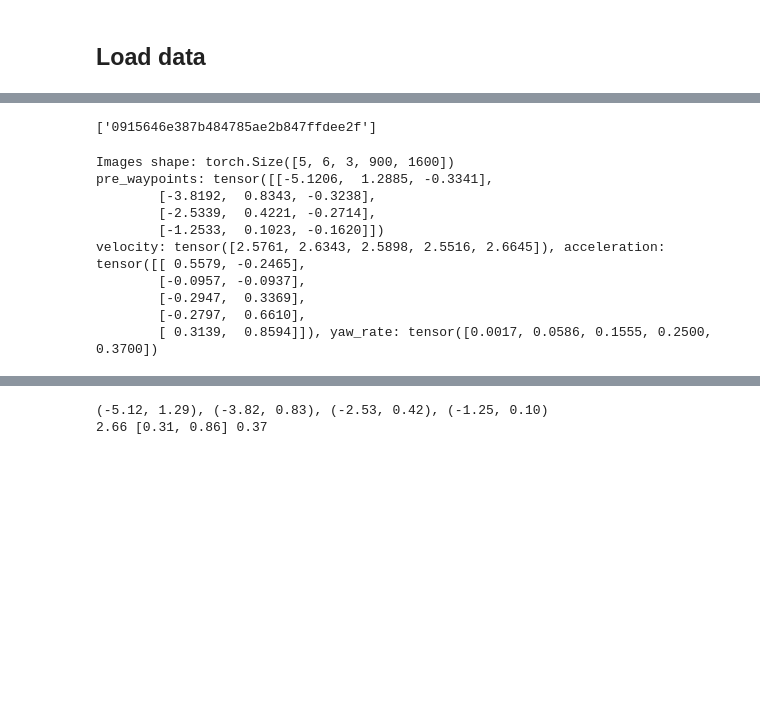
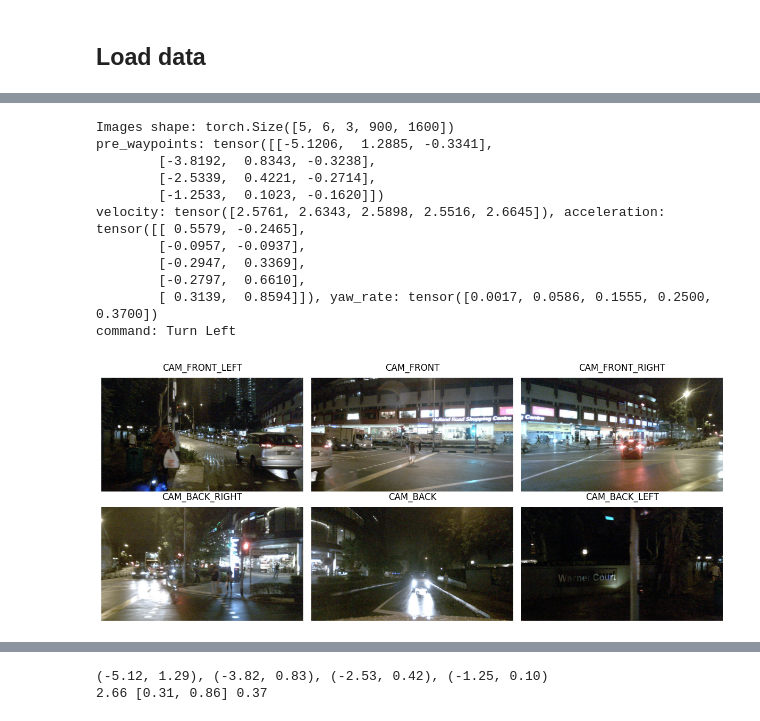
Before and after one commit to TAMU-CVRL/NaviDrive, a Jupyter notebook: demo_wo_train.ipynb, the cells around one changed output, grey strips where cells are left out. Cells and saved outputs as stored; diff of their text form; code cells hidden in the pictures; blank space fills up the shorter version.

```diff
--- a/demo_wo_train.ipynb
+++ b/demo_wo_train.ipynb
@@ -75,15 +77,13 @@ yaw_rate = sample['yaw_rate']
 # Ground truth
 future_waypoints = sample['future_waypoints']
-# %%
-token
-# %% [output]
-['0915646e387b484785ae2b847ffdee2f']
 # %%
 # Images
 print(f"Images shape: {raw_images.shape}")  # [5, 6, 3, 900, 1600]
 # Ego state
 print(f"pre_waypoints: {pre_waypoints}")
 print(f"velocity: {velocity}, acceleration: {acceleration}, yaw_rate: {yaw_rate}")
+# High-level command
+print(f"command: {command}")
 # %% [output]
 Images shape: torch.Size([5, 6, 3, 900, 1600])
 pre_waypoints: tensor([[-5.1206,  1.2885, -0.3341],
@@ -95,6 +95,7 @@ velocity: tensor([2.5761, 2.6343, 2.5898, 2.5516, 2.6645]), acceleration: tensor
         [-0.2947,  0.3369],
         [-0.2797,  0.6610],
         [ 0.3139,  0.8594]]), yaw_rate: tensor([0.0017, 0.0586, 0.1555, 0.2500, 0.3700])
+command: Turn Left
 # %%
 # Process images
 current_images = raw_images[-1]  # [6, 3, H, W]
@@ -113,4 +124,20 @@ vel_val = round(velocity[-1].item(), 2)
 acc_val = [round(float(a), 2) for a in acceleration[-1]] # [ax, ay]
 yr_val = round(yaw_rate[-1].item(), 2)
 high_level_command = None  # Placeholder for high-level command
+# %%
+camera_names = ["CAM_FRONT_LEFT", "CAM_FRONT", "CAM_FRONT_RIGHT", "CAM_BACK_RIGHT", "CAM_BACK", "CAM_BACK_LEFT"]
+
+fig, axes = plt.subplots(2, 3, figsize=(12, 8))
+
+for i, ax in enumerate(axes.flat):
+    if i < len(pil_past_images):
+        ax.imshow(pil_past_images[i])
+        ax.set_title(camera_names[i], fontsize=12, pad=10)
+    ax.axis('off')
+
+plt.tight_layout()
+plt.subplots_adjust(top=0.7)
+plt.show()
+# %% [output]
+[figure, added]
 # %%
```
Also changed, not shown: parts of 14 cells of this notebook, 7 other files.
